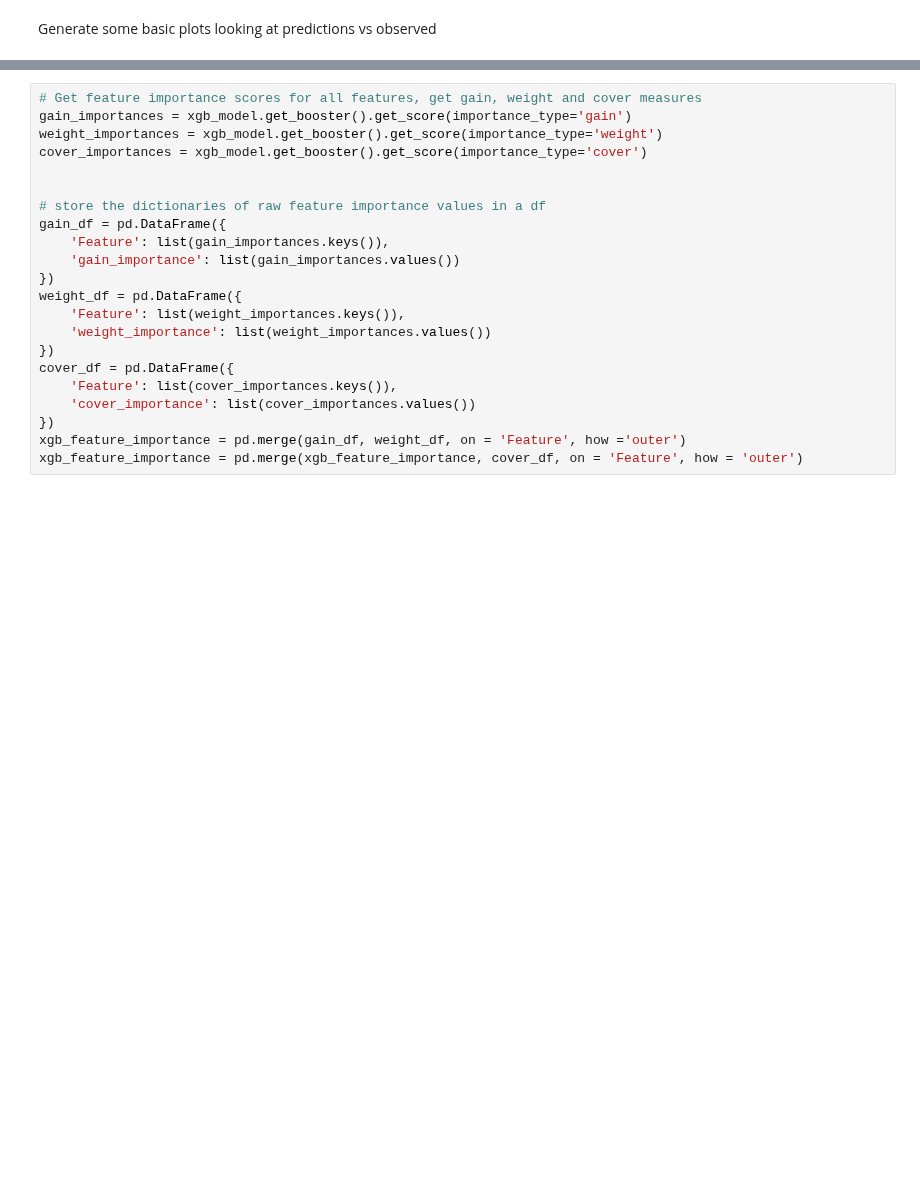
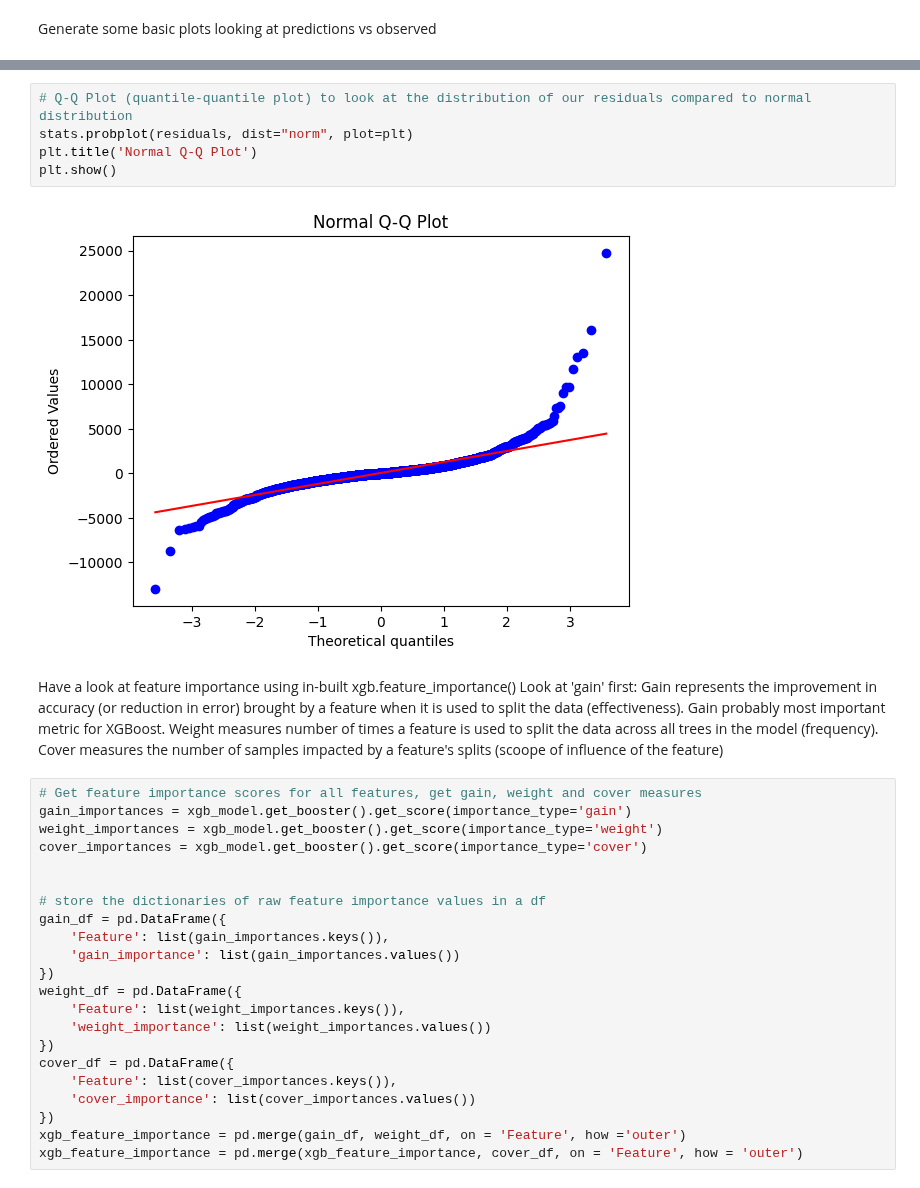
Before and after one commit to balintstewart77/magnimind-assignments, a Jupyter notebook: Auto_scout/auto_scout_part6_estimators.ipynb, the cells around one changed output, grey strips where cells are left out. Saved outputs shown, nothing was run; the diff lists cells and outputs as text; blank space fills up the shorter version.

```diff
--- a/Auto_scout/auto_scout_part6_estimators.ipynb
+++ b/Auto_scout/auto_scout_part6_estimators.ipynb
@@ -322,3 +326,13 @@ Look at 'gain' first: teh average gain of the feature when it is used in trees
+# %%
+# Q-Q Plot (quantile-quantile plot) to look at the distribution of our residuals compared to normal distribution
+stats.probplot(residuals, dist="norm", plot=plt)
+plt.title('Normal Q-Q Plot')
+plt.show()
+# %% [output]
+[figure, added]
+# %% [markdown]
+Have a look at feature importance using in-built xgb.feature_importance()
+Look at 'gain' first: Gain represents the improvement in accuracy (or reduction in error) brought by a feature when it is used to split the data (effectiveness). Gain probably most important metric for XGBoost. Weight measures number of times a feature is used to split the data across all trees in the model (frequency). Cover measures the number of samples impacted by a feature's splits (scoope of influence of the feature)
 # %%
 # Get feature importance scores for all features, get gain, weight and cover measures
 gain_importances = xgb_model.get_booster().get_score(importance_type='gain')
```
Also changed, not shown: parts of 10 cells of this notebook.
